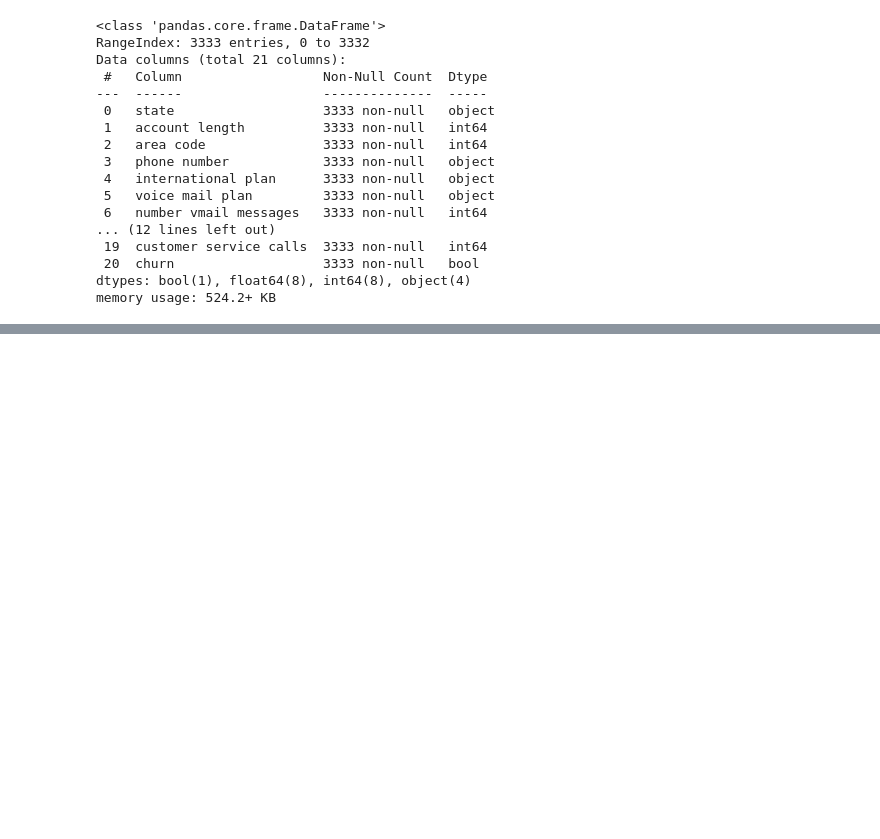
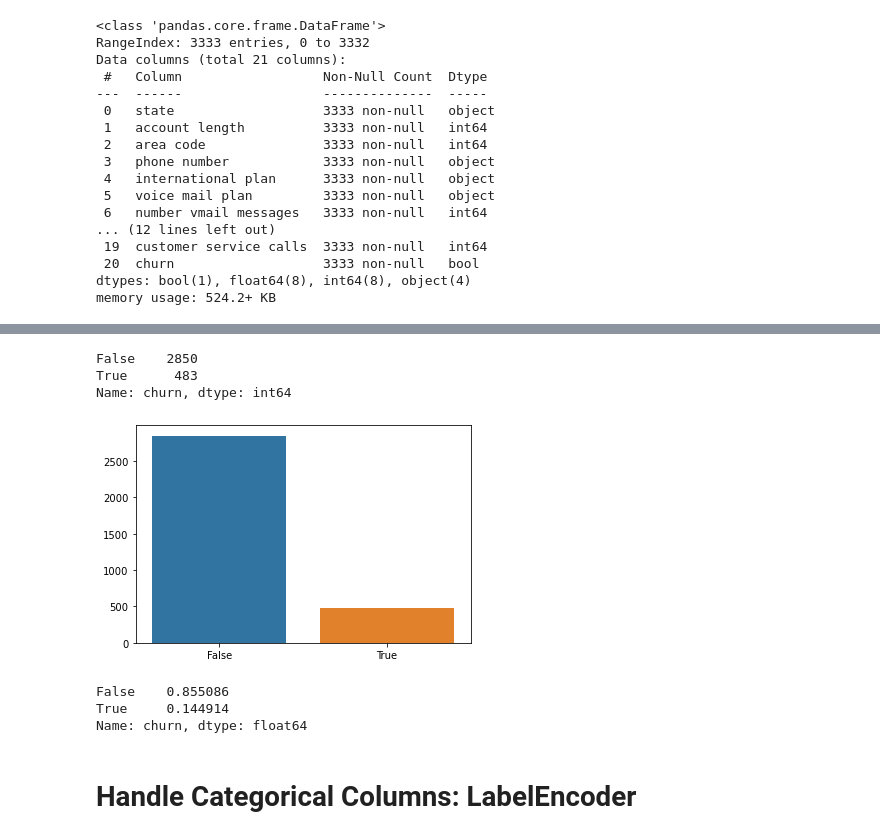
Before and after one commit to alvarodriguez95/Churn-in-Telecom, a Jupyter notebook: Alvaros Code.ipynb, the cells around one changed output, grey strips where cells are left out. Cells and saved outputs as stored; diff of their text form; code cells hidden in the pictures; blank space fills up the shorter version.

```diff
--- a/Alvaros Code.ipynb
+++ b/Alvaros Code.ipynb
@@ -46,0 +74,6 @@ memory usage: 524.2+ KB
+# %%
+df.churn.value_counts()
+# %% [output]
+False    2850
+True      483
+Name: churn, dtype: int64
@@ -46,0 +83,13 @@ memory usage: 524.2+ KB
+# %%
+y = df['churn'].value_counts()
+sns.barplot(y.index, y.values);
+# %% [output]
+[figure, added]
+# %%
+df['churn'].value_counts(normalize=True)
+# %% [output]
+False    0.855086
+True     0.144914
+Name: churn, dtype: float64
+# %% [markdown]
+# Handle Categorical Columns: LabelEncoder
```
Also changed, not shown: parts of 18 cells of this notebook.
